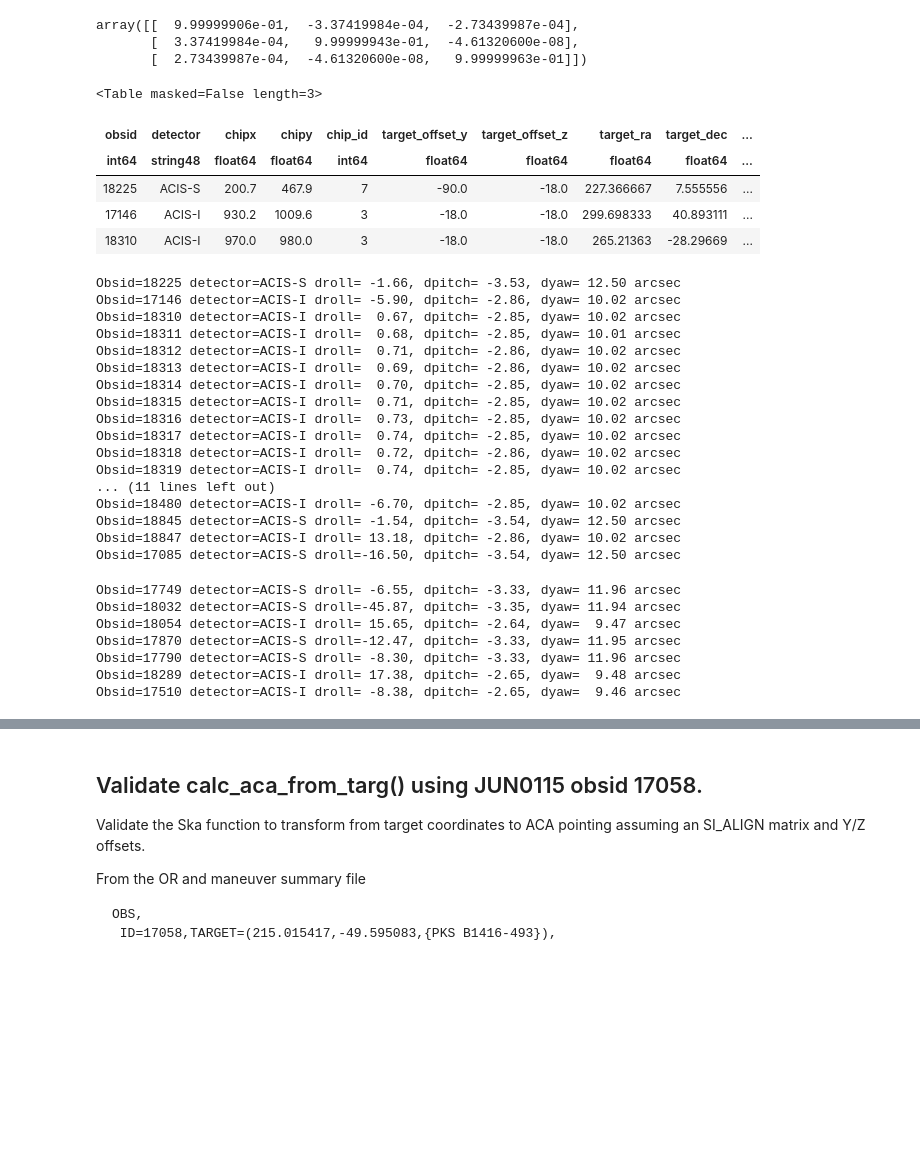
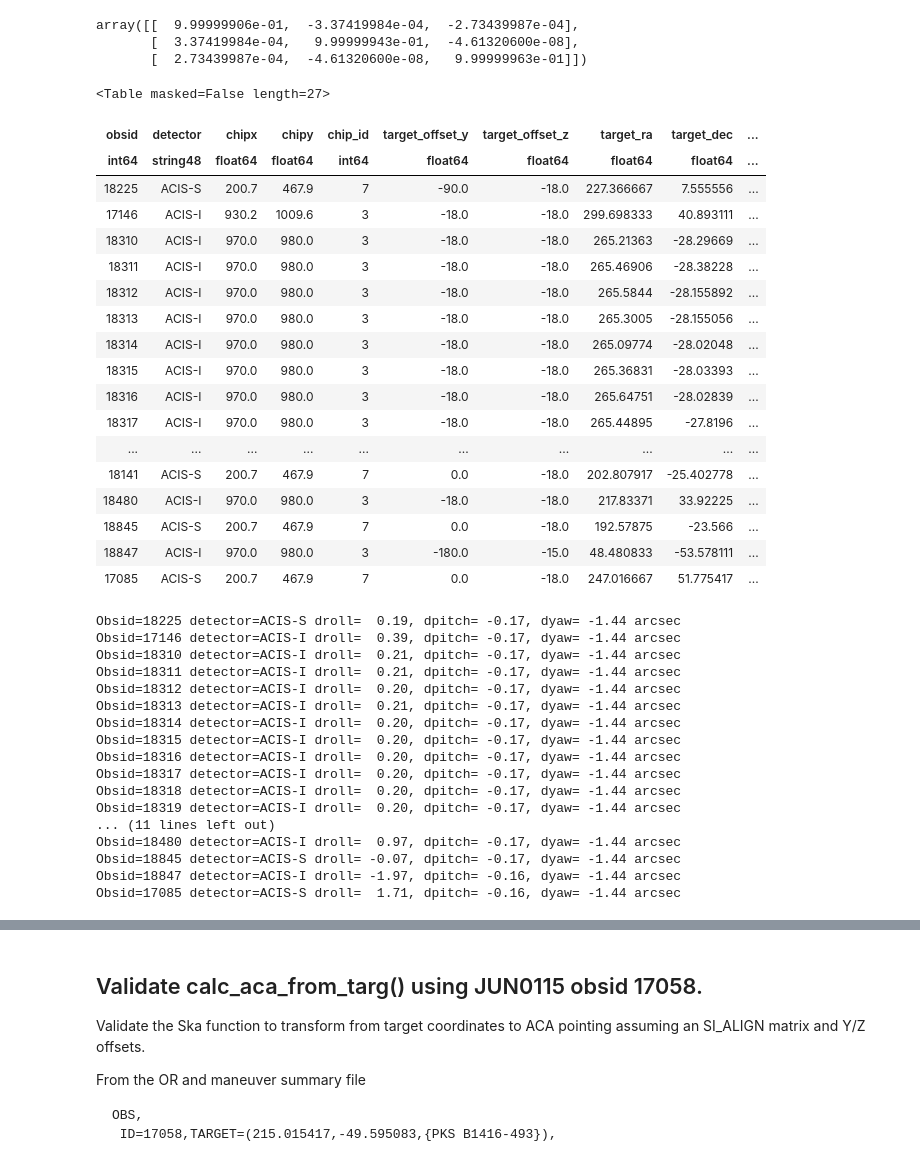
Before and after one commit to sot/aimpoint_mon, a Jupyter notebook: testing/dynam_offsets/verify_dynamic_offsets.ipynb, the cells around one changed output, grey strips where cells are left out. Drawn from its saved outputs; the diff is of its cells as text; code cells hidden in the pictures; blank space fills up the shorter version.

Commit message:
Update dynamic offsets verification notebook for prelim testing

```diff
--- a/testing/dynam_offsets/verify_dynamic_offsets.ipynb
+++ b/testing/dynam_offsets/verify_dynamic_offsets.ipynb
@@ -49,33 +63,46 @@ def check_obs(obs):
 # %%
-dat = Table.read('MAY0916/MAY0916_sample_aimpoint_adjustment_file.txt', format='ascii')
+dat = Table.read('PRELIM/MAY0916-v2/MAY0916_sample_aimpoint_adjustment_file_orRaDec.txt', format='ascii')
 # %%
-dat[:3]
+dat
 # %% [output]
-<Table masked=False length=3>
+<Table masked=False length=27>
 | obsid | detector | chipx | chipy | chip_id | target_offset_y | target_offset_z | target_ra | target_dec | ... |
 | int64 | string48 | float64 | float64 | int64 | float64 | float64 | float64 | float64 | ... |
 | 18225 | ACIS-S | 200.7 | 467.9 | 7 | -90.0 | -18.0 | 227.366667 | 7.555556 | ... |
 | 17146 | ACIS-I | 930.2 | 1009.6 | 3 | -18.0 | -18.0 | 299.698333 | 40.893111 | ... |
 | 18310 | ACIS-I | 970.0 | 980.0 | 3 | -18.0 | -18.0 | 265.21363 | -28.29669 | ... |
+| 18311 | ACIS-I | 970.0 | 980.0 | 3 | -18.0 | -18.0 | 265.46906 | -28.38228 | ... |
+| 18312 | ACIS-I | 970.0 | 980.0 | 3 | -18.0 | -18.0 | 265.5844 | -28.155892 | ... |
+| 18313 | ACIS-I | 970.0 | 980.0 | 3 | -18.0 | -18.0 | 265.3005 | -28.155056 | ... |
+| 18314 | ACIS-I | 970.0 | 980.0 | 3 | -18.0 | -18.0 | 265.09774 | -28.02048 | ... |
+| 18315 | ACIS-I | 970.0 | 980.0 | 3 | -18.0 | -18.0 | 265.36831 | -28.03393 | ... |
+| 18316 | ACIS-I | 970.0 | 980.0 | 3 | -18.0 | -18.0 | 265.64751 | -28.02839 | ... |
+| 18317 | ACIS-I | 970.0 | 980.0 | 3 | -18.0 | -18.0 | 265.44895 | -27.8196 | ... |
+| ... | ... | ... | ... | ... | ... | ... | ... | ... | ... |
+| 18141 | ACIS-S | 200.7 | 467.9 | 7 | 0.0 | -18.0 | 202.807917 | -25.402778 | ... |
+| 18480 | ACIS-I | 970.0 | 980.0 | 3 | -18.0 | -18.0 | 217.83371 | 33.92225 | ... |
+| 18845 | ACIS-S | 200.7 | 467.9 | 7 | 0.0 | -18.0 | 192.57875 | -23.566 | ... |
+| 18847 | ACIS-I | 970.0 | 980.0 | 3 | -180.0 | -15.0 | 48.480833 | -53.578111 | ... |
+| 17085 | ACIS-S | 200.7 | 467.9 | 7 | 0.0 | -18.0 | 247.016667 | 51.775417 | ... |
 # %%
 # Check each observation
 for obs in dat:
     check_obs(obs)
 # %% [output]
-Obsid=18225 detector=ACIS-S droll= -1.66, dpitch= -3.53, dyaw= 12.50 arcsec
-Obsid=17146 detector=ACIS-I droll= -5.90, dpitch= -2.86, dyaw= 10.02 arcsec
-Obsid=18310 detector=ACIS-I droll=  0.67, dpitch= -2.85, dyaw= 10.02 arcsec
-Obsid=18311 detector=ACIS-I droll=  0.68, dpitch= -2.85, dyaw= 10.01 arcsec
-Obsid=18312 detector=ACIS-I droll=  0.71, dpitch= -2.86, dyaw= 10.02 arcsec
-Obsid=18313 detector=ACIS-I droll=  0.69, dpitch= -2.86, dyaw= 10.02 arcsec
-Obsid=18314 detector=ACIS-I droll=  0.70, dpitch= -2.85, dyaw= 10.02 arcsec
-Obsid=18315 detector=ACIS-I droll=  0.71, dpitch= -2.85, dyaw= 10.02 arcsec
-Obsid=18316 detector=ACIS-I droll=  0.73, dpitch= -2.85, dyaw= 10.02 arcsec
-Obsid=18317 detector=ACIS-I droll=  0.74, dpitch= -2.85, dyaw= 10.02 arcsec
-Obsid=18318 detector=ACIS-I droll=  0.72, dpitch= -2.86, dyaw= 10.02 arcsec
-Obsid=18319 detector=ACIS-I droll=  0.74, dpitch= -2.85, dyaw= 10.02 arcsec
+Obsid=18225 detector=ACIS-S droll=  0.19, dpitch= -0.17, dyaw= -1.44 arcsec
+Obsid=17146 detector=ACIS-I droll=  0.39, dpitch= -0.17, dyaw= -1.44 arcsec
+Obsid=18310 detector=ACIS-I droll=  0.21, dpitch= -0.17, dyaw= -1.44 arcsec
+Obsid=18311 detector=ACIS-I droll=  0.21, dpitch= -0.17, dyaw= -1.44 arcsec
+Obsid=18312 detector=ACIS-I droll=  0.20, dpitch= -0.17, dyaw= -1.44 arcsec
+Obsid=18313 detector=ACIS-I droll=  0.21, dpitch= -0.17, dyaw= -1.44 arcsec
+Obsid=18314 detector=ACIS-I droll=  0.20, dpitch= -0.17, dyaw= -1.44 arcsec
+Obsid=18315 detector=ACIS-I droll=  0.20, dpitch= -0.17, dyaw= -1.44 arcsec
+Obsid=18316 detector=ACIS-I droll=  0.20, dpitch= -0.17, dyaw= -1.44 arcsec
+Obsid=18317 detector=ACIS-I droll=  0.20, dpitch= -0.17, dyaw= -1.44 arcsec
+Obsid=18318 detector=ACIS-I droll=  0.20, dpitch= -0.17, dyaw= -1.44 arcsec
+Obsid=18319 detector=ACIS-I droll=  0.20, dpitch= -0.17, dyaw= -1.44 arcsec
 ... (11 lines left out)
-Obsid=18480 detector=ACIS-I droll= -6.70, dpitch= -2.85, dyaw= 10.02 arcsec
-Obsid=18845 detector=ACIS-S droll= -1.54, dpitch= -3.54, dyaw= 12.50 arcsec
-Obsid=18847 detector=ACIS-I droll= 13.18, dpitch= -2.86, dyaw= 10.02 arcsec
-Obsid=17085 detector=ACIS-S droll=-16.50, dpitch= -3.54, dyaw= 12.50 arcsec
+Obsid=18480 detector=ACIS-I droll=  0.97, dpitch= -0.17, dyaw= -1.44 arcsec
+Obsid=18845 detector=ACIS-S droll= -0.07, dpitch= -0.17, dyaw= -1.44 arcsec
+Obsid=18847 detector=ACIS-I droll= -1.97, dpitch= -0.16, dyaw= -1.44 arcsec
+Obsid=17085 detector=ACIS-S droll=  1.71, dpitch= -0.16, dyaw= -1.44 arcsec
@@ -84,11 +108,0 @@ dat = Table.read('JUN2016/JUN2016B_dynamical_offsets.txt', format='ascii')
-# %%
-for obs in dat:
-    check_obs(obs)
-# %% [output]
-Obsid=17749 detector=ACIS-S droll= -6.55, dpitch= -3.33, dyaw= 11.96 arcsec
-Obsid=18032 detector=ACIS-S droll=-45.87, dpitch= -3.35, dyaw= 11.94 arcsec
-Obsid=18054 detector=ACIS-I droll= 15.65, dpitch= -2.64, dyaw=  9.47 arcsec
-Obsid=17870 detector=ACIS-S droll=-12.47, dpitch= -3.33, dyaw= 11.95 arcsec
-Obsid=17790 detector=ACIS-S droll= -8.30, dpitch= -3.33, dyaw= 11.96 arcsec
-Obsid=18289 detector=ACIS-I droll= 17.38, dpitch= -2.65, dyaw=  9.48 arcsec
-Obsid=17510 detector=ACIS-I droll= -8.38, dpitch= -2.65, dyaw=  9.46 arcsec
```
Also changed, not shown: parts of 18 cells of this notebook.
